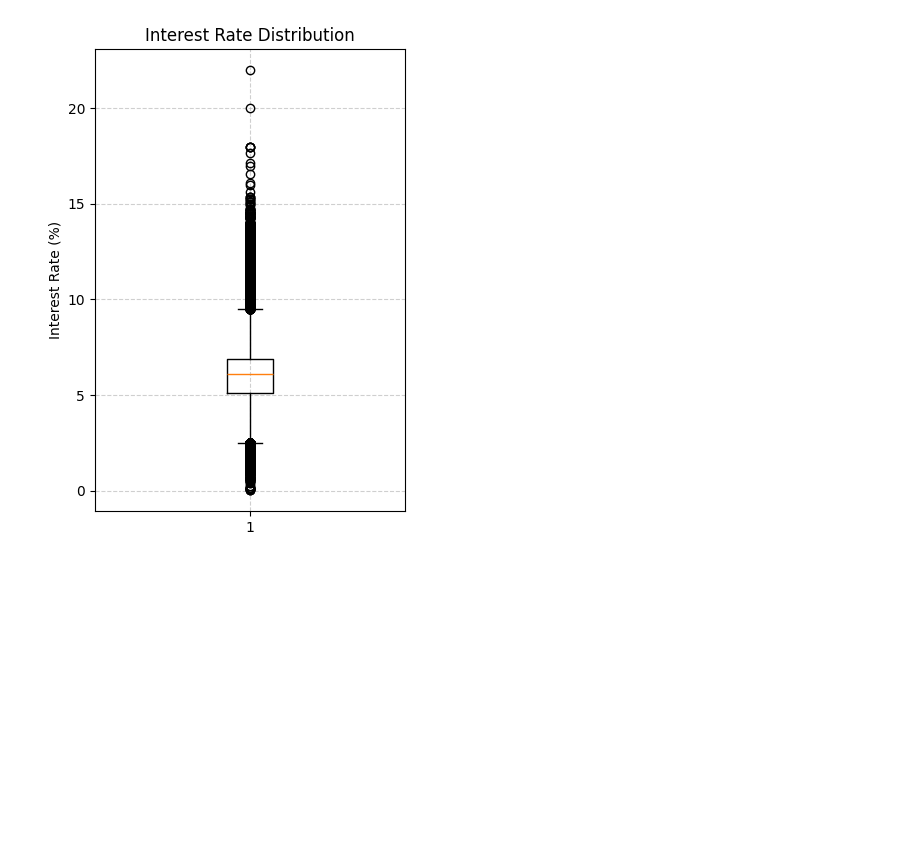
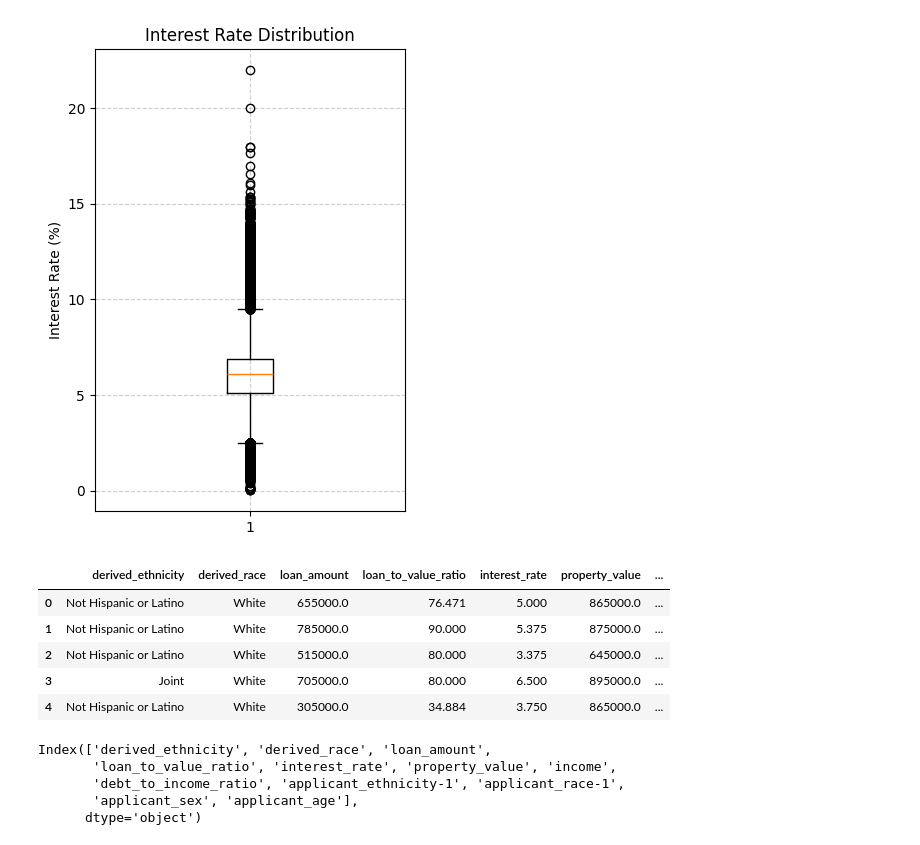
Before and after one commit to wilsonkchung/HMDA-nationwide-sociodemographic-disparities-in-mortgage-interest-rates, a Jupyter notebook: Step3/3A_advanced_EDA.ipynb, the cells around one changed output. Saved outputs shown, nothing was run; the diff lists cells and outputs as text; code cells hidden in the pictures; blank space fills up the shorter version.

```diff
--- a/Step3/3A_advanced_EDA.ipynb
+++ b/Step3/3A_advanced_EDA.ipynb
@@ -71,3 +73,20 @@ plt.grid(True, linestyle='--', alpha=0.6)
 plt.show()
 # %% [output]
 [figure]
+# %%
+df.head()
+# %% [output]
+|  | derived_ethnicity | derived_race | loan_amount | loan_to_value_ratio | interest_rate | property_value | ... |
+| 0 | Not Hispanic or Latino | White | 655000.0 | 76.471 | 5.000 | 865000.0 | ... |
+| 1 | Not Hispanic or Latino | White | 785000.0 | 90.000 | 5.375 | 875000.0 | ... |
+| 2 | Not Hispanic or Latino | White | 515000.0 | 80.000 | 3.375 | 645000.0 | ... |
+| 3 | Joint | White | 705000.0 | 80.000 | 6.500 | 895000.0 | ... |
+| 4 | Not Hispanic or Latino | White | 305000.0 | 34.884 | 3.750 | 865000.0 | ... |
+# %%
+df.columns
+# %% [output]
+Index(['derived_ethnicity', 'derived_race', 'loan_amount',
+       'loan_to_value_ratio', 'interest_rate', 'property_value', 'income',
+       'debt_to_income_ratio', 'applicant_ethnicity-1', 'applicant_race-1',
+       'applicant_sex', 'applicant_age'],
+      dtype='object')
```
Also changed, not shown: parts of 42 cells of this notebook.
